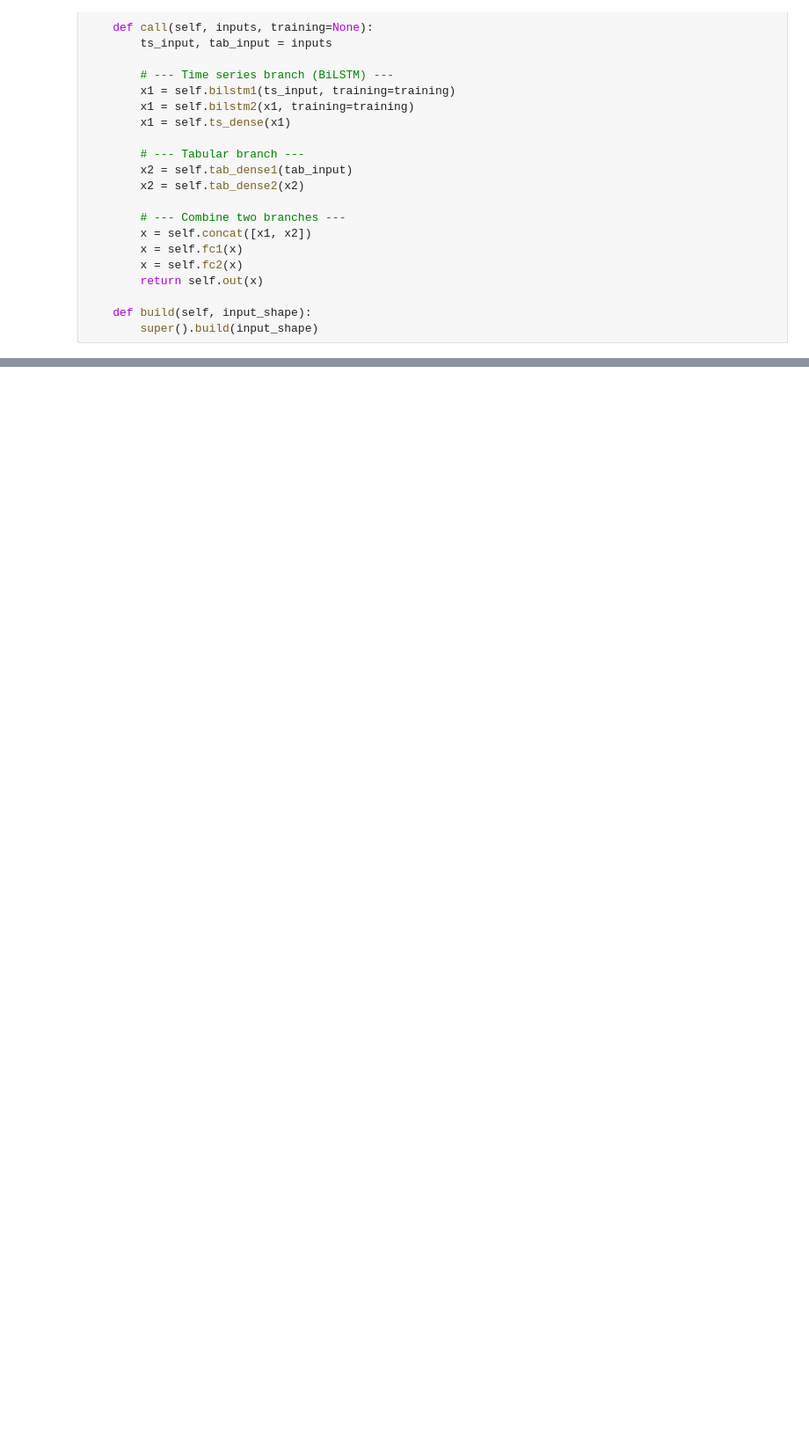
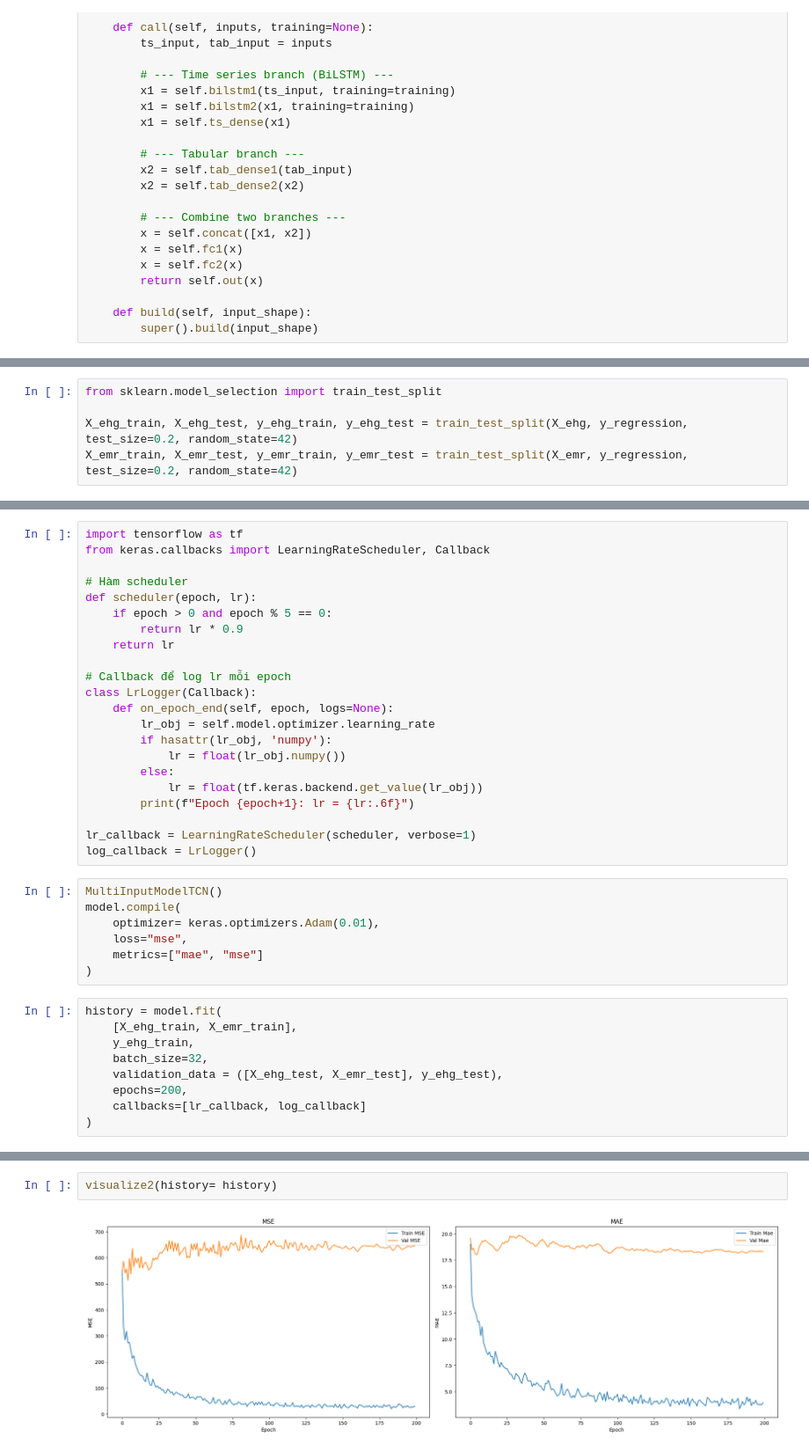
Before and after one commit to trantrongnb/Sinh_non, a Jupyter notebook: combine.ipynb, the cells around one changed output, grey strips where cells are left out. Shown: that part at 88% size. Saved outputs shown, nothing was run; the diff lists cells and outputs as text; blank space fills up the shorter version.

Commit message:
combine model

```diff
--- a/combine.ipynb
+++ b/combine.ipynb
@@ -309,0 +356,5 @@ visualize(history= history)
+# %%
+from sklearn.model_selection import train_test_split
+
+X_ehg_train, X_ehg_test, y_ehg_train, y_ehg_test = train_test_split(X_ehg, y_regression, test_size=0.2, random_state=42)
+X_emr_train, X_emr_test, y_emr_train, y_emr_test = train_test_split(X_emr, y_regression, test_size=0.2, random_state=42)
@@ -309,0 +469,38 @@ visualize(history= history)
+# %%
+import tensorflow as tf
+from keras.callbacks import LearningRateScheduler, Callback
+
+# Hàm scheduler
+def scheduler(epoch, lr):
+    if epoch > 0 and epoch % 5 == 0:
+        return lr * 0.9
+    return lr
+
+# Callback để log lr mỗi epoch
+class LrLogger(Callback):
+    def on_epoch_end(self, epoch, logs=None):
+        lr_obj = self.model.optimizer.learning_rate
+        if hasattr(lr_obj, 'numpy'):
+            lr = float(lr_obj.numpy())
+        else:
+            lr = float(tf.keras.backend.get_value(lr_obj))
+        print(f"Epoch {epoch+1}: lr = {lr:.6f}")
+
+lr_callback = LearningRateScheduler(scheduler, verbose=1)
+log_callback = LrLogger()
+# %%
+MultiInputModelTCN()
+model.compile(
+    optimizer= keras.optimizers.Adam(0.01),
+    loss="mse",
+    metrics=["mae", "mse"]
+)
+# %%
+history = model.fit(
+    [X_ehg_train, X_emr_train],
+    y_ehg_train,
+    batch_size=32,
+    validation_data = ([X_ehg_test, X_emr_test], y_ehg_test),
+    epochs=200,
+    callbacks=[lr_callback, log_callback]
+)
@@ -309,0 +525,4 @@ visualize(history= history)
+# %%
+visualize2(history= history)
+# %% [output]
+[figure, added]
```
Also changed, not shown: parts of 19 cells of this notebook, 1 other file.
